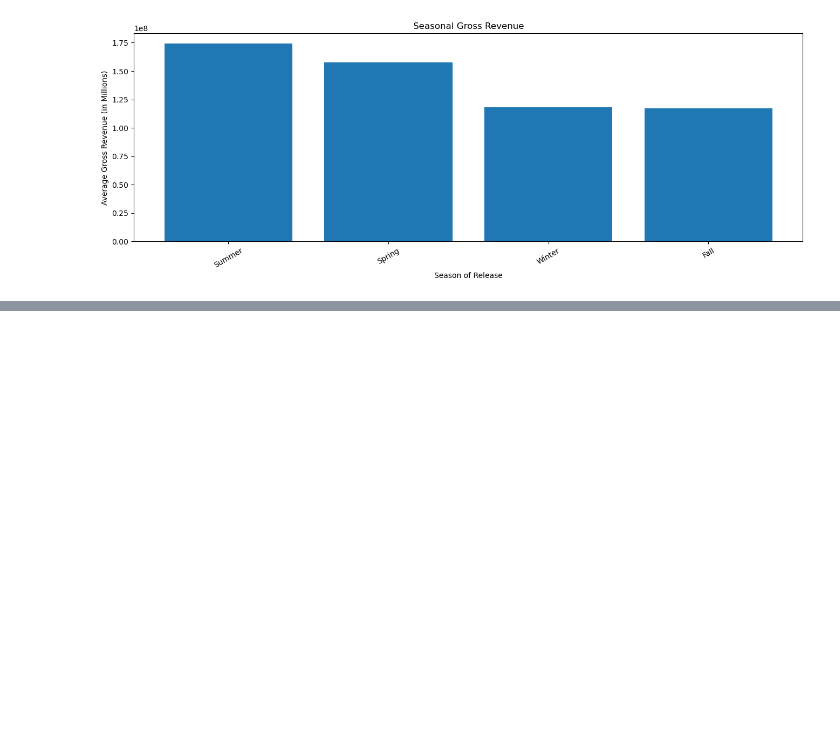
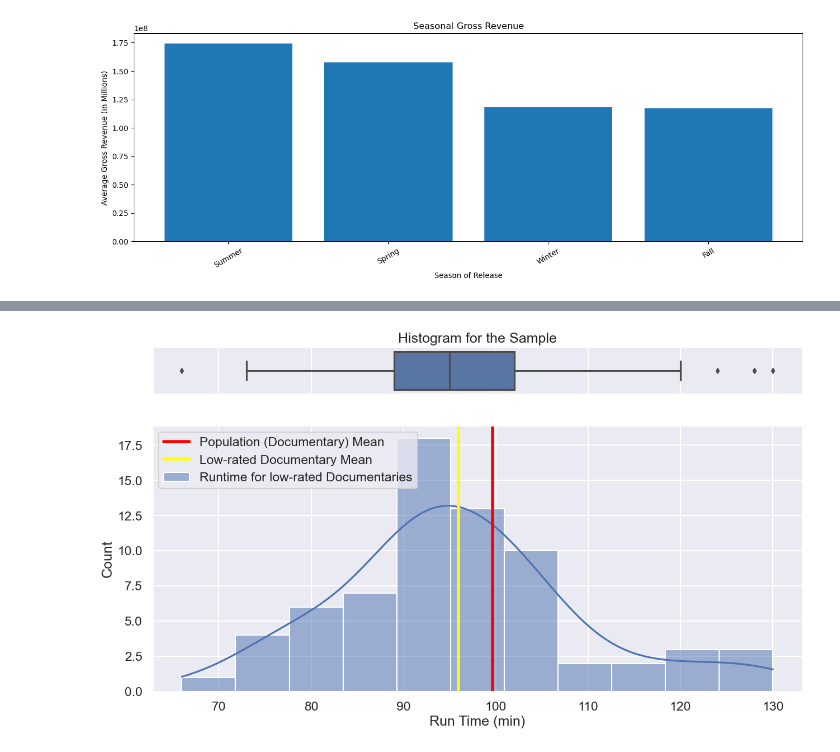
Before and after one commit to omunozsanchezdeloitte/Capstone---LPod-3, a Jupyter notebook: ProjectNotebook.ipynb, the cells around one changed output, grey strips where cells are left out. Saved outputs shown, nothing was run; the diff lists cells and outputs as text; code cells hidden in the pictures; blank space fills up the shorter version.

```diff
--- a/ProjectNotebook.ipynb
+++ b/ProjectNotebook.ipynb
@@ -256,0 +578,3 @@ To answer this question we need to:
+# %%
+sample = population[population['averagerating'] < 7.34][['runtime_minutes']]
+sample.describe()
@@ -256,0 +591,16 @@ To answer this question we need to:
+# %%
+fig,(ax_box, ax_hist) = plt.subplots(2, figsize=(15,8), sharex=True, gridspec_kw={"height_ratios": (.15, .85)})
+
+sns.boxplot(sample['runtime_minutes'], ax=ax_box)
+sns.histplot(sample['runtime_minutes'], kde=True,label='Runtime for low-rated Documentaries',ax = ax_hist)
+
+ax_hist.set_xlabel('Run Time (min)')
+ax_box.set_xlabel('')
+
+ax_hist.axvline(99.65,c='red',label='Population (Documentary) Mean',lw=4)
+ax_hist.axvline(95.95,c='yellow',label='Low-rated Documentary Mean',lw=4)
+
+ax_box.set_title('Histogram for the Sample')
+ax_hist.legend(loc='upper left');
+# %% [output]
+[figure, added]
```
Also changed, not shown: parts of 33 cells of this notebook.
